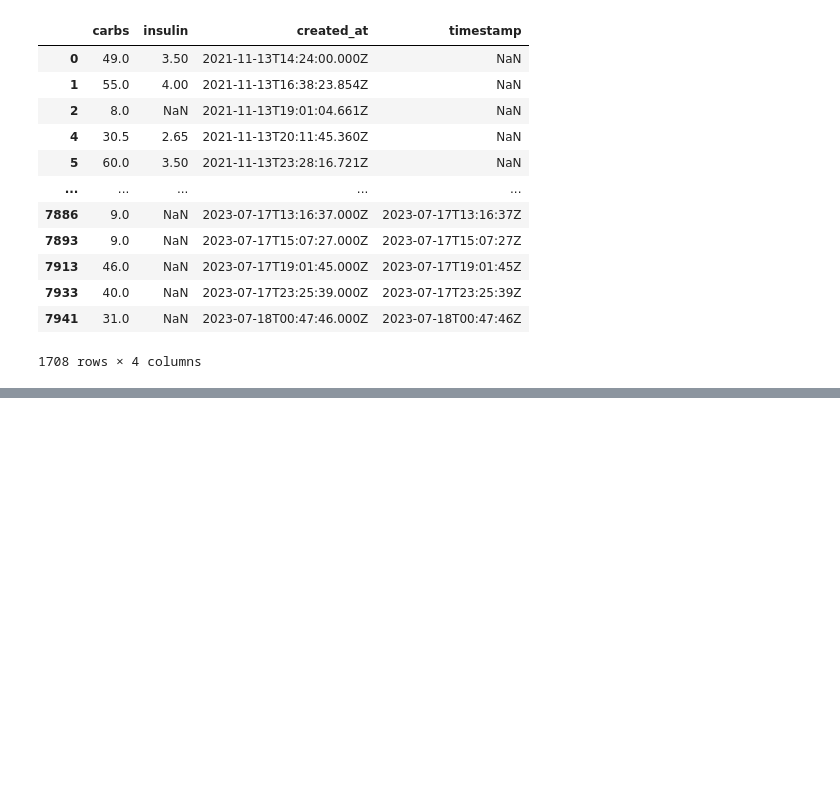
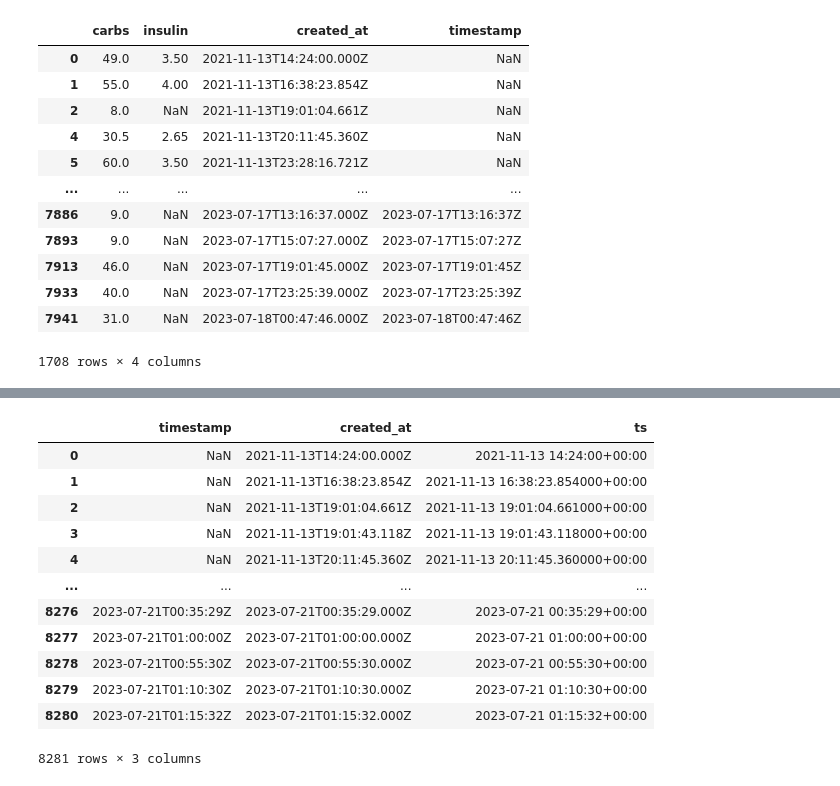
Before and after one commit to patrickdmiller/ns-data, a Jupyter notebook: python/example.ipynb, the cells around one changed output, grey strips where cells are left out. Saved outputs shown, nothing was run; the diff lists cells and outputs as text; code cells hidden in the pictures; blank space fills up the shorter version.

```diff
--- a/python/example.ipynb
+++ b/python/example.ipynb
@@ -141,0 +195,16 @@ data[-200:]
+# %%
+ns.treatments[['timestamp', 'created_at','ts']]
+# %% [output]
+|  | timestamp | created_at | ts |
+| 0 | NaN | 2021-11-13T14:24:00.000Z | 2021-11-13 14:24:00+00:00 |
+| 1 | NaN | 2021-11-13T16:38:23.854Z | 2021-11-13 16:38:23.854000+00:00 |
+| 2 | NaN | 2021-11-13T19:01:04.661Z | 2021-11-13 19:01:04.661000+00:00 |
+| 3 | NaN | 2021-11-13T19:01:43.118Z | 2021-11-13 19:01:43.118000+00:00 |
+| 4 | NaN | 2021-11-13T20:11:45.360Z | 2021-11-13 20:11:45.360000+00:00 |
+| ... | ... | ... | ... |
+| 8276 | 2023-07-21T00:35:29Z | 2023-07-21T00:35:29.000Z | 2023-07-21 00:35:29+00:00 |
+| 8277 | 2023-07-21T01:00:00Z | 2023-07-21T01:00:00.000Z | 2023-07-21 01:00:00+00:00 |
+| 8278 | 2023-07-21T00:55:30Z | 2023-07-21T00:55:30.000Z | 2023-07-21 00:55:30+00:00 |
+| 8279 | 2023-07-21T01:10:30Z | 2023-07-21T01:10:30.000Z | 2023-07-21 01:10:30+00:00 |
+| 8280 | 2023-07-21T01:15:32Z | 2023-07-21T01:15:32.000Z | 2023-07-21 01:15:32+00:00 |
+8281 rows × 3 columns
```
Also changed, not shown: parts of 6 cells of this notebook, 1 other file.
